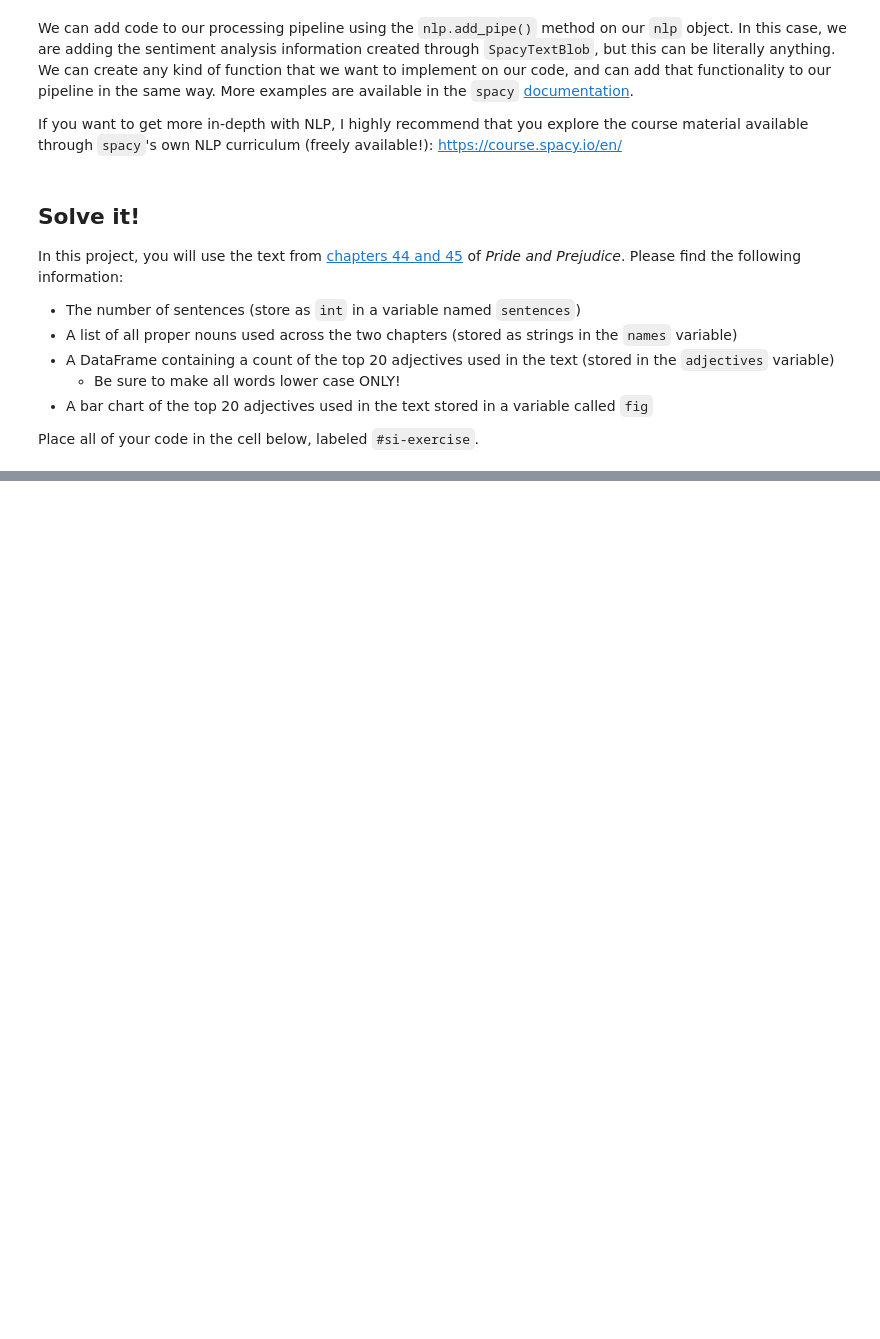
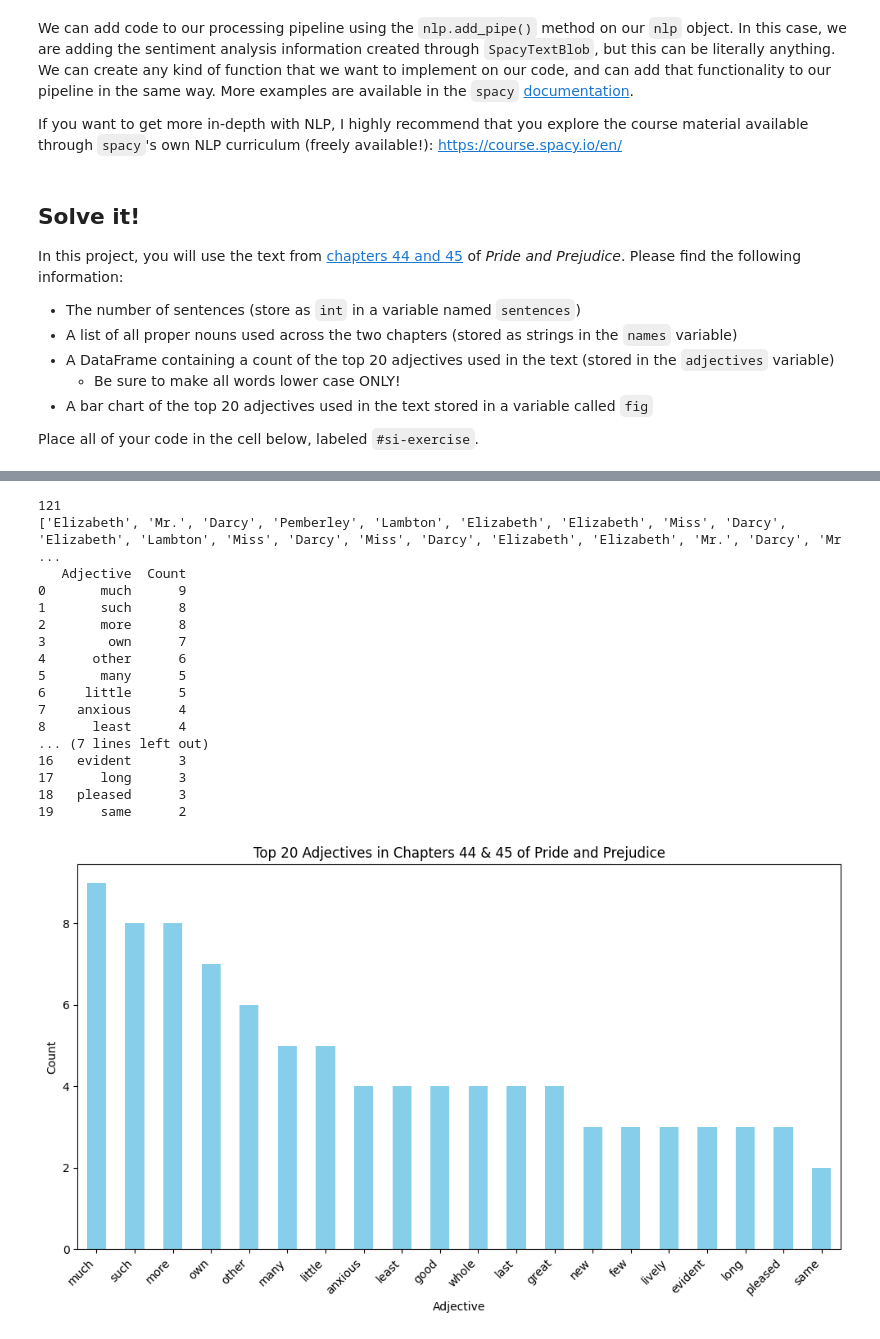
Before and after one commit to kelleespringer/econ8320-assignment-12, a Jupyter notebook: Lesson.ipynb, the cells around one changed output, grey strips where cells are left out. Cells and saved outputs as stored; diff of their text form; code cells hidden in the pictures; blank space fills up the shorter version.

```diff
--- a/Lesson.ipynb
+++ b/Lesson.ipynb
@@ -275,0 +216,74 @@ plt.tight_layout()
+# %%
+#si-exercise
+
+import requests
+import nltk
+from nltk.tokenize import sent_tokenize, word_tokenize
+from nltk import pos_tag
+from collections import Counter
+import pandas as pd
+import matplotlib.pyplot as plt
+
+pride = requests.get(
+"https://raw.githubusercontent.com/dustywhite7/Econ8320/refs/heads/master/AssignmentData/prideAndPrejudiceChapters.txt"
+).text
+
+#nltk.download('punkt_tab')
+#nltk.download('punkt')
+#nltk.download('averaged_perceptron_tagger')  # Download the 'averaged_perceptron_tagger' resource.
+#nltk.download('tagsets')
+#nltk.download('universal_tagset')
+#nltk.download('punkt_tab')
+#nltk.download('averaged_perceptron_tagger_eng')
+
+sentences = len(sent_tokenize(pride))
+
+print(sentences)
+
+#nltk.download('averaged_perceptron_tagger')
+words = word_tokenize(pride)
+
+tagged_words = pos_tag(words)
+
+names = [word for word, tag in tagged_words if tag in ['NNP', 'NNPS']]
+
+print(names)
+adjectives = [word for word, tag in tagged_words if tag in ['JJ', 'JJR', 'JJS']]
+
+adjectives_counts = Counter(adjectives)
+top_20_adjectives = adjectives_counts.most_common(20)
+adjectives_df = pd.DataFrame(top_20_adjectives, columns=['Adjective', 'Count'])
+
+print(adjectives_df)
+
+fig, ax = plt.subplots(figsize=(10, 6))
+adjectives_df.plot(kind='bar', x='Adjective', y='Count', ax=ax, legend=False, color='skyblue')
+
+# Customize the chart
+ax.set_title('Top 20 Adjectives in Chapters 44 & 45 of Pride and Prejudice')
+ax.set_xlabel('Adjective')
+ax.set_ylabel('Count')
+ax.set_xticklabels(adjectives_df['Adjective'], rotation=45, ha='right')
+fig = plt.tight_layout()
+
+# Display the chart (if running interactively)
+plt.show(fig)
+# %% [output]
+121
+['Elizabeth', 'Mr.', 'Darcy', 'Pemberley', 'Lambton', 'Elizabeth', 'Elizabeth', 'Miss', 'Darcy', 'Elizabeth', 'Lambton', 'Miss', 'Darcy', 'Miss', 'Darcy', 'Elizabeth', 'Elizabeth', 'Mr.', 'Darcy', 'Mr ...
+   Adjective  Count
+0       much      9
+1       such      8
+2       more      8
+3        own      7
+4      other      6
+5       many      5
+6     little      5
+7    anxious      4
+8      least      4
+... (7 lines left out)
+16   evident      3
+17      long      3
+18   pleased      3
+19      same      2
+[figure, added]
```
Also changed, not shown: parts of 1 cell of this notebook.
